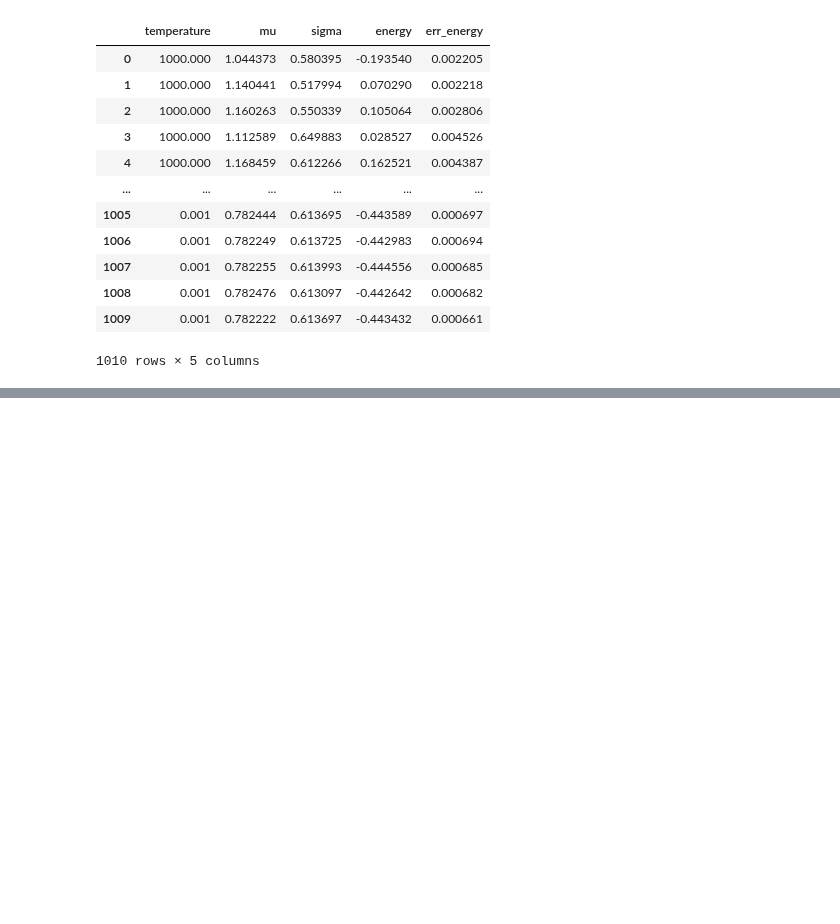
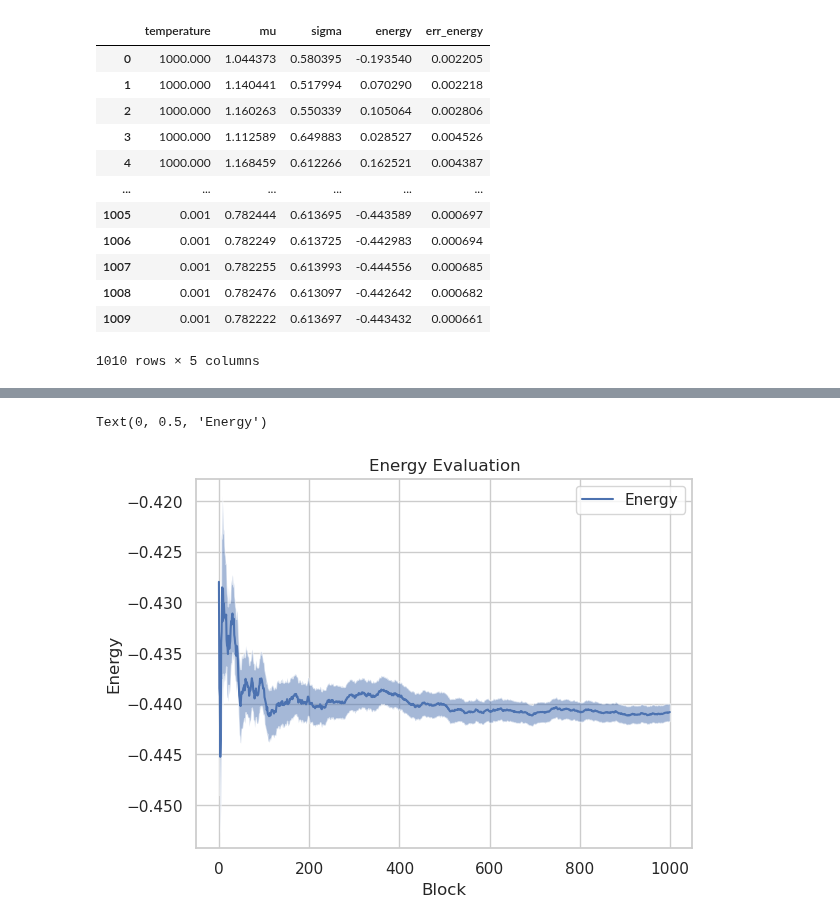
Before and after one commit to RandDouble/SimulazioneNumerica, a Jupyter notebook: LSN_Exercises_08.ipynb, the cells around one changed output, grey strips where cells are left out. Cells and saved outputs as stored; diff of their text form; code cells hidden in the pictures; blank space fills up the shorter version.

```diff
--- a/LSN_Exercises_08.ipynb
+++ b/LSN_Exercises_08.ipynb
@@ -360,0 +401,11 @@ Text(-13, -17, 'End')
+# %%
+energy_df = pd.read_csv("eser_8/8_2/energy_evaluation.csv")
+custom_errorbar(
+    energy_df["Block"], energy_df["Energy"], energy_df["Error"], label="Energy"
+)
+plt.title("Energy Evaluation")
+plt.xlabel("Block")
+plt.ylabel("Energy")
+# %% [output]
+Text(0, 0.5, 'Energy')
+[figure, added]
```
Also changed, not shown: parts of 18 cells of this notebook, 6 other files.
